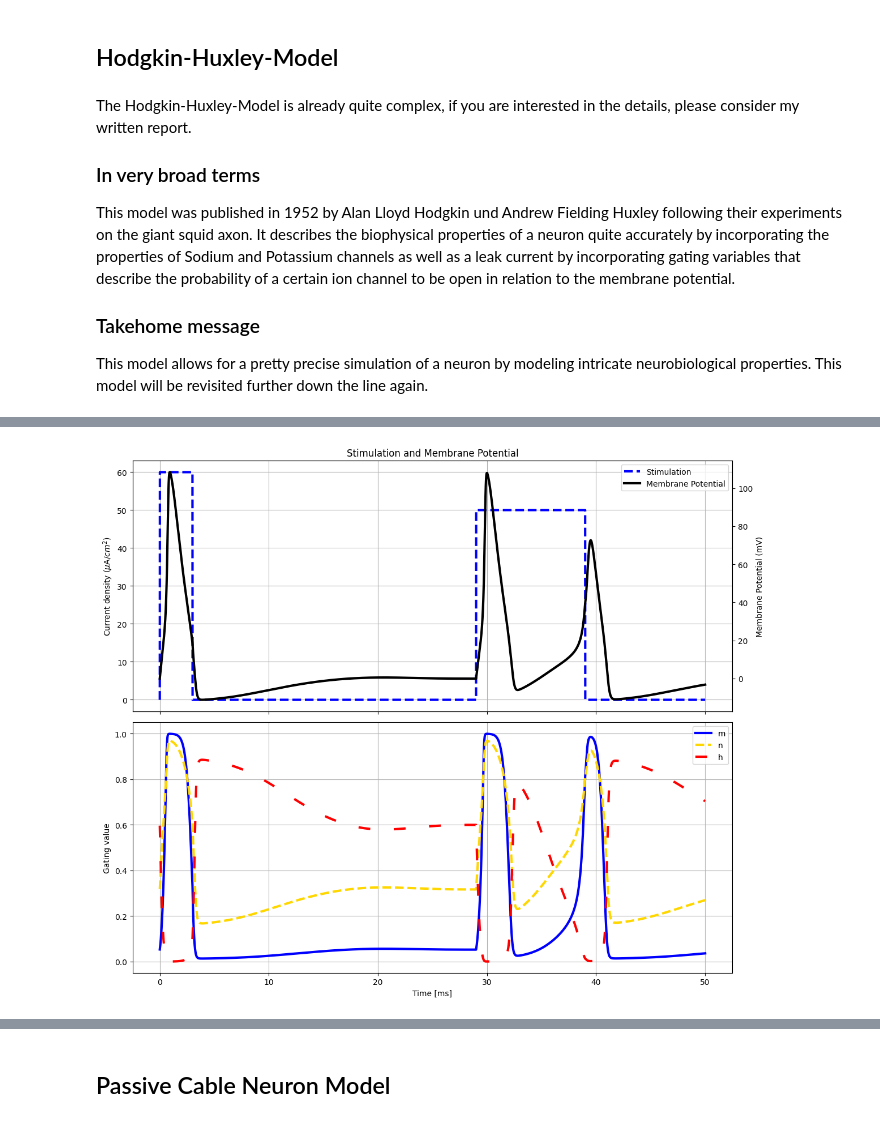
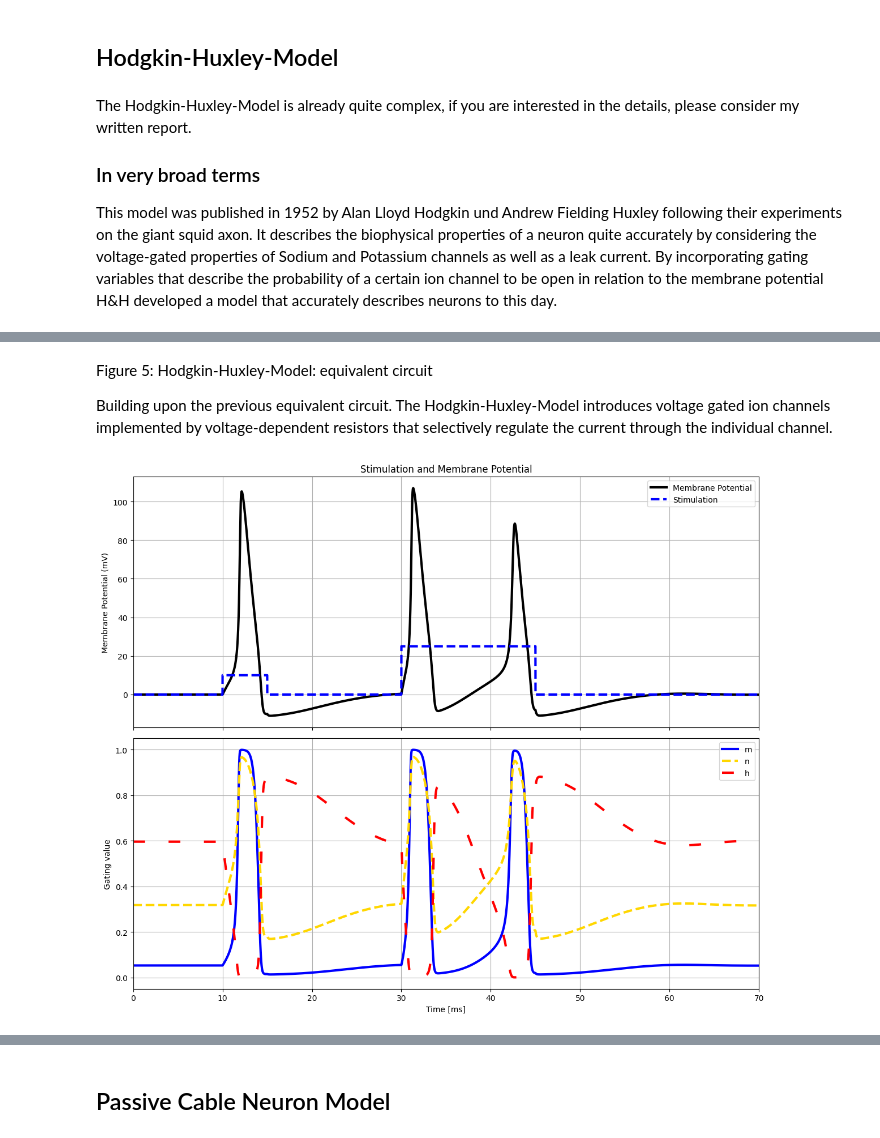
Before and after one commit to YKarsten/Neuron-Simulation, a Jupyter notebook: Neuron-Simulation.ipynb, the cells around one changed output, grey strips where cells are left out. Drawn from its saved outputs; the diff is of its cells as text; code cells hidden in the pictures.

Commit message:
Change markup text and y axis for HH model

```diff
--- a/Neuron-Simulation.ipynb
+++ b/Neuron-Simulation.ipynb
@@ -238,14 +239,13 @@ The Hodgkin-Huxley-Model is already quite complex, if you are interested in the
 ### In very broad terms
 
 This model was published in 1952 by Alan Lloyd Hodgkin und Andrew Fielding Huxley following their experiments on the giant squid axon.
-It describes the biophysical properties of a neuron quite accurately by incorporating the properties of Sodium and Potassium channels as well as a leak current by incorporating gating variables that describe the probability of a certain ion channel to be open in relation to the membrane potential.
-
-### Takehome message
-
-This model allows for a pretty precise simulation of a neuron by modeling intricate neurobiological properties.
-This model will be revisited further down the line again.
+It describes the biophysical properties of a neuron quite accurately by considering the voltage-gated properties of Sodium and Potassium channels as well as a leak current. By incorporating gating variables that describe the probability of a certain ion channel to be open in relation to the membrane potential H&H developed a model that accurately describes neurons to this day.
 # %% [markdown]
 ![HH-equivalent-circuit.png](attachment:HH-equivalent-circuit.png)
+# %% [markdown]
+Figure 5: Hodgkin-Huxley-Model: equivalent circuit
+
+Building upon the previous equivalent circuit. The Hodgkin-Huxley-Model introduces voltage gated ion channels implemented by voltage-dependent resistors that selectively regulate the current through the individual channel.
 # %%
 import matplotlib.pyplot as plt
 import numpy as np
@@ -254,7 +254,7 @@ from scipy.integrate import odeint
 # Constants
 np.random.seed(1000)
 tmin = 0.0
-tmax = 50.0
+tmax = 100.0
 gK = 36.0  # Potassium conductivity [ms/cm2]
 gNa = 120.0  # Sodium conductivity [ms/cm2]
 gL = 0.3  # Leak conductivity [ms/cm2]
@@ -305,10 +305,10 @@ def h_inf(Vm=0.0):
 
 # Input stimulus
 def Id(t):
-    if 0.0 < t < 3.0:
-        return 60.0
-    elif 29.0 < t < 39.0:
-        return 50.0
+    if 10.0 < t < 15.0:
+        return 10.0
+    elif 30.0 < t < 45.0:
+        return 25.0
     return 0.0
 
 
@@ -331,41 +331,36 @@ def compute_derivatives(y, t0):
 
 # Initial conditions
 Y0 = [0.0, n_inf(), m_inf(), h_inf()]
 
 # Solve ODE system (ordinary differential equations)
 Vy = odeint(compute_derivatives, Y0, T)
 
 # Input stimulus
 Idv = np.vectorize(Id)(T)
 
 # Plotting
 fig, (axes1, axes2) = plt.subplots(2, 1, figsize=(12, 10), sharex=True)
 
 # First subplot: Stimulation and Membrane Potential
-axes1.plot(T, Idv, linestyle="dashed", color="blue", label='Stimulation', linewidth=3)
-axes1.set_ylabel(r'Current density ($\mu$A/$cm^2$)')
+axes1.plot(T, Vy[:, 0], color='black', label='Membrane Potential', linewidth=3)
+axes1.set_ylabel('Membrane Potential (mV)')
 axes1.set_title('Stimulation and Membrane Potential')
 axes1.grid()
+axes1.set_xlim(0, 70)
+axes1.plot(T, Idv, linestyle="dashed", color="blue", label='Stimulation', linewidth=3)
+axes1.legend()
 
-axes1_2 = axes1.twinx()  # Twin axes for membrane potential
-axes1_2.plot(T, Vy[:, 0], color='black', label='Membrane Potential', linewidth=3)
-axes1_2.set_ylabel('Membrane Potential (mV)')
-
-# Combine the legends from the first subplot
-lines1, labels1 = axes1.get_legend_handles_labels()
-lines1_2, labels1_2 = axes1_2.get_legend_handles_labels()
-axes1_2.legend(lines1 + lines1_2, labels1 + labels1_2, loc='upper right')
 
 # Second subplot: Membrane Potential and Gating Variable "m"
 axes2.plot(T, m_inf(Vy[:, 0]), color="blue", linewidth=3, label="m")
 axes2.plot(T, n_inf(Vy[:, 0]), color="gold", linewidth=3, label="n", linestyle="dashed")
 axes2.plot(T, h_inf(Vy[:, 0]), color="red", linewidth=3, label="h",  linestyle=(0,(5, 10)))
 axes2.set_xlabel('Time [ms]')
 axes2.set_ylabel('Gating value')
 axes2.grid()
 axes2.legend()
 
 plt.tight_layout()
 plt.show()
 # %% [output]
-[figure, old version]
+[figure, new version]
```
Also changed, not shown: parts of 7 cells of this notebook.
